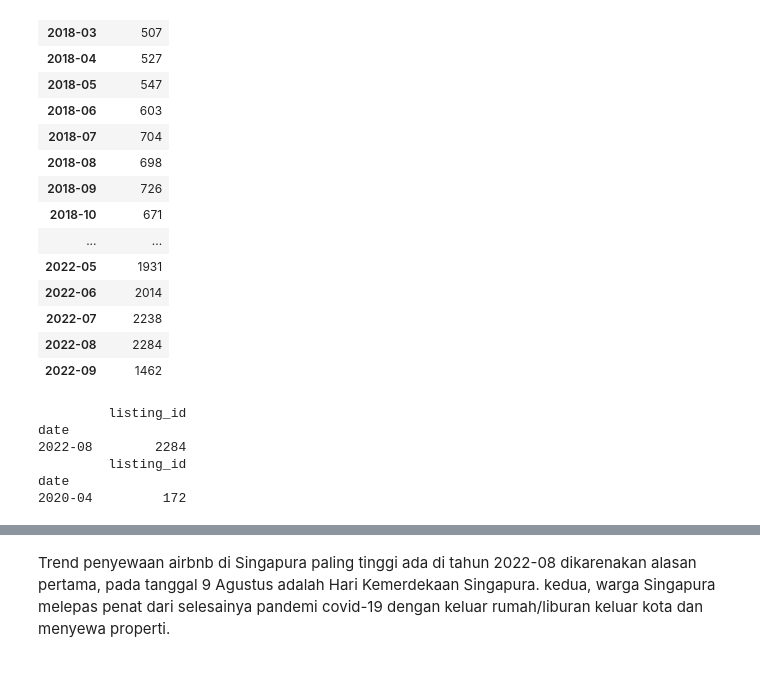
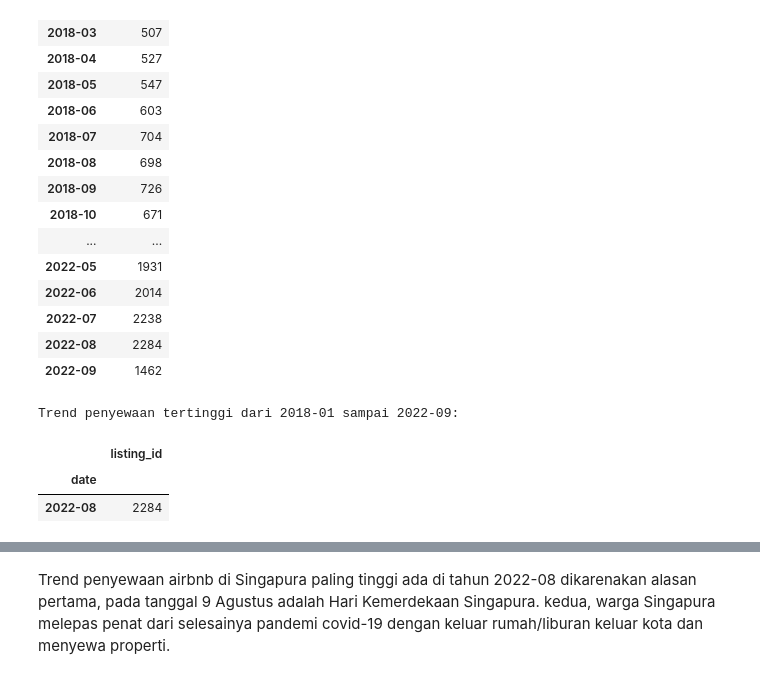
Before and after one commit to ramawanaditya/Portofolio, a Jupyter notebook: Dqlab_test.ipynb, the cells around one changed output, grey strips where cells are left out. Cells and saved outputs as stored; diff of their text form; code cells hidden in the pictures.

```diff
--- a/Dqlab_test.ipynb
+++ b/Dqlab_test.ipynb
@@ -444,13 +476,15 @@ cektrend_tahunbulan
 | 2022-07 | 2238 |
 | 2022-08 | 2284 |
 | 2022-09 | 1462 |
-# %%
-print(cektrend_tahunbulan[cektrend_tahunbulan['listing_id']==cektrend_tahunbulan['listing_id'].max()])
-print(cektrend_tahunbulan[cektrend_tahunbulan['listing_id']==cektrend_tahunbulan['listing_id'].min()])
-# %% [output]
-         listing_id
-date
-2022-08        2284
-         listing_id
-date
-2020-04         172
+# %%
+## menampilkan trend penyewaan tertinggi dari 2018-01 sampai 2022-09
+## print(cektrend_tahunbulan[cektrend_tahunbulan['listing_id']==cektrend_tahunbulan['listing_id'].max()])
+print("Trend penyewaan tertinggi dari 2018-01 sampai 2022-09: ")
+maxcektrend_tahunbulan = cektrend_tahunbulan[cektrend_tahunbulan['listing_id']==cektrend_tahunbulan['listing_id'].max()]
+maxcektrend_tahunbulan = pd.DataFrame(maxcektrend_tahunbulan)
+maxcektrend_tahunbulan
+# %% [output]
+Trend penyewaan tertinggi dari 2018-01 sampai 2022-09:
+|  | listing_id |
+| date |  |
+| 2022-08 | 2284 |
```
Also changed, not shown: parts of 8 cells of this notebook.
